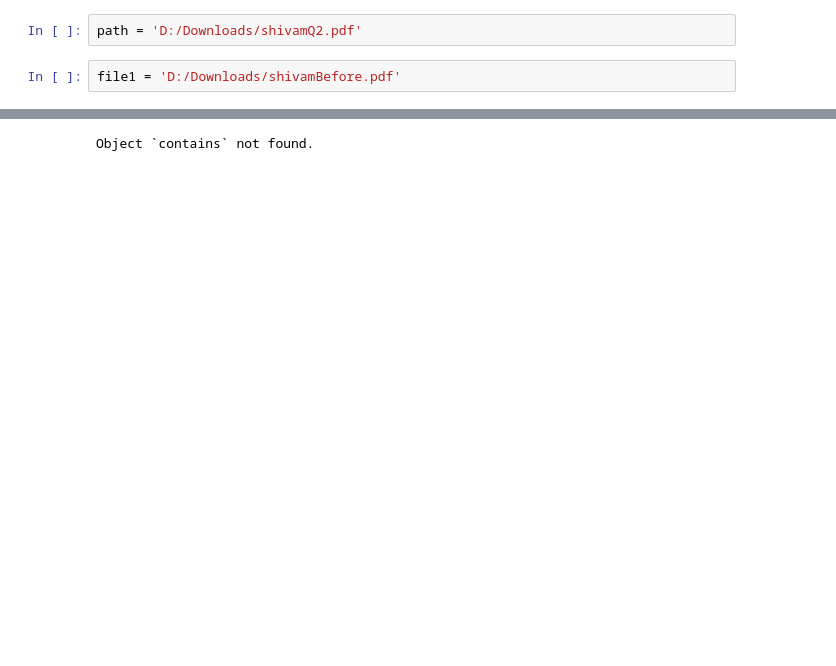
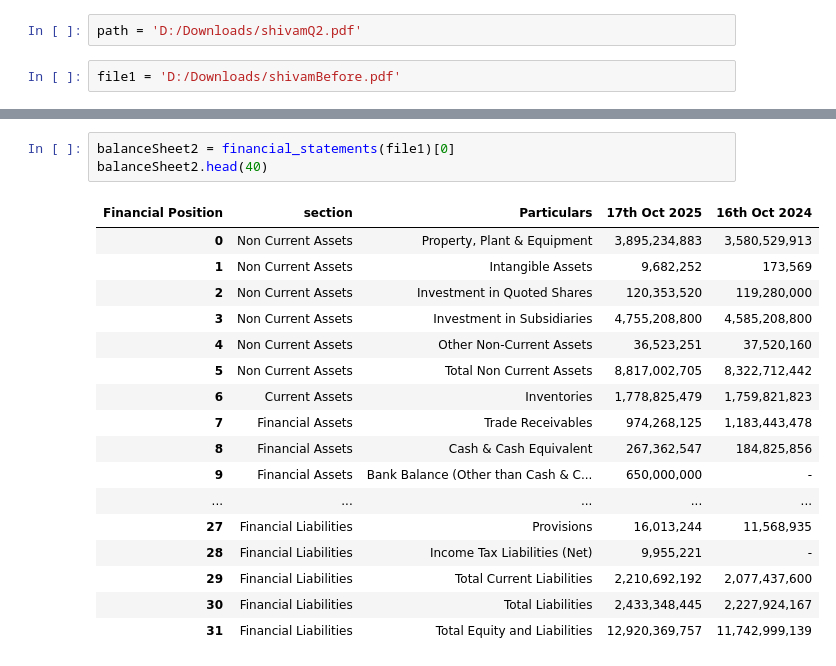
Before and after one commit to ma-nsh/businessFundamentals, a Jupyter notebook: pdfReading.ipynb, the cells around one changed output, grey strips where cells are left out. Drawn from its saved outputs; the diff is of its cells as text; blank space fills up the shorter version.

```diff
--- a/pdfReading.ipynb
+++ b/pdfReading.ipynb
@@ -80,3 +149,21 @@ This module also defines an exception 'error'.
 # %%
+balanceSheet2 = financial_statements(file1)[0]
+balanceSheet2.head(40)
 # %% [output]
-Object `contains` not found.
+| Financial Position | section | Particulars | 17th Oct 2025 | 16th Oct 2024 |
+| 0 | Non Current Assets | Property, Plant & Equipment | 3,895,234,883 | 3,580,529,913 |
+| 1 | Non Current Assets | Intangible Assets | 9,682,252 | 173,569 |
+| 2 | Non Current Assets | Investment in Quoted Shares | 120,353,520 | 119,280,000 |
+| 3 | Non Current Assets | Investment in Subsidiaries | 4,755,208,800 | 4,585,208,800 |
+| 4 | Non Current Assets | Other Non-Current Assets | 36,523,251 | 37,520,160 |
+| 5 | Non Current Assets | Total Non Current Assets | 8,817,002,705 | 8,322,712,442 |
+| 6 | Current Assets | Inventories | 1,778,825,479 | 1,759,821,823 |
+| 7 | Financial Assets | Trade Receivables | 974,268,125 | 1,183,443,478 |
+| 8 | Financial Assets | Cash & Cash Equivalent | 267,362,547 | 184,825,856 |
+| 9 | Financial Assets | Bank Balance (Other than Cash & C... | 650,000,000 | - |
+| ... | ... | ... | ... | ... |
+| 27 | Financial Liabilities | Provisions | 16,013,244 | 11,568,935 |
+| 28 | Financial Liabilities | Income Tax Liabilities (Net) | 9,955,221 | - |
+| 29 | Financial Liabilities | Total Current Liabilities | 2,210,692,192 | 2,077,437,600 |
+| 30 | Financial Liabilities | Total Liabilities | 2,433,348,445 | 2,227,924,167 |
+| 31 | Financial Liabilities | Total Equity and Liabilities | 12,920,369,757 | 11,742,999,139 |
```
Also changed, not shown: parts of 10 cells of this notebook.
